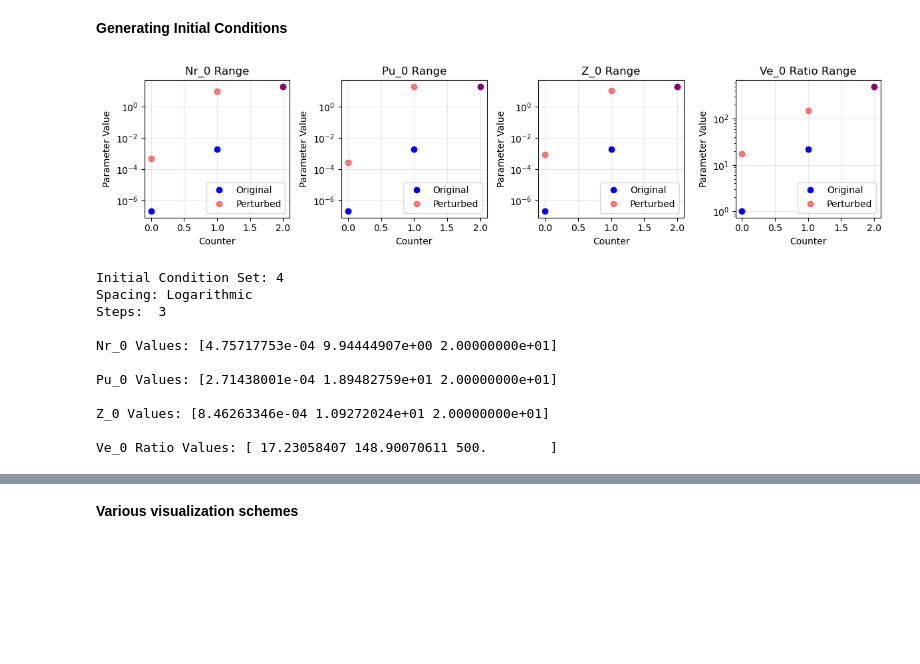
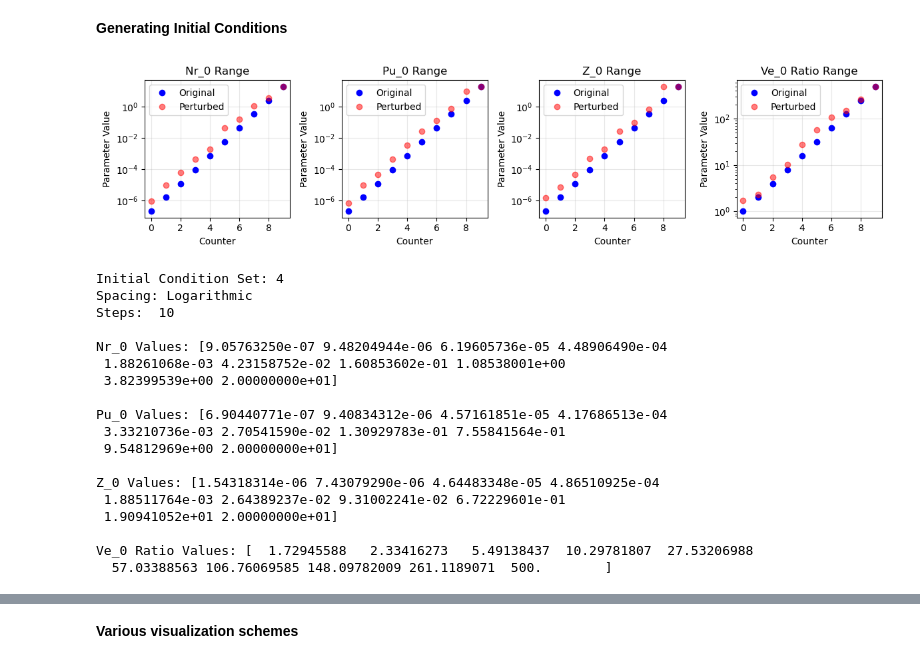
Before and after one commit to JessHolmess/NSF-GCR-Modeling-Repository, a Jupyter notebook: Protocol_1_Transient_Simulations.ipynb, the cells around one changed output, grey strips where cells are left out. Cells and saved outputs as stored; diff of their text form; code cells hidden in the pictures; blank space fills up the shorter version.

```diff
--- a/Protocol_1_Transient_Simulations.ipynb
+++ b/Protocol_1_Transient_Simulations.ipynb
@@ -8,22 +8,22 @@
 # %%
 #Randomly perturbed points defining initial conditions
 
 #Define initial ranges on logarithmic scaling since
 #we require more detail at smaller nutrient levels
-points = 3
+points = 10
 
 #Log space
 N_r_range = np.logspace(-7, 1, points) * 2
 P_U_range = np.logspace(-7, 1, points) * 2
 Z_range   = np.logspace(-7, 1, points) * 2
 V_E_ratio = np.geomspace(1, 500, points)
 
 ranges = [N_r_range, P_U_range, Z_range, V_E_ratio]
 range_names = ["Nr_0", "Pu_0", "Z_0", "Ve_0 Ratio"]
 
 perturbed_ranges = perturb_range(ranges, range_names, pprint=True)
 # %% [output]
-[figure, old version]
+[figure, new version]
 # %%
 print("Initial Condition Set:", 4)
 print("Spacing: Logarithmic")
@@ -34,15 +34,22 @@ for r, state_range in enumerate(perturbed_ranges):
 # %% [output]
 Initial Condition Set: 4
 Spacing: Logarithmic
-Steps:  3
+Steps:  10
 
-Nr_0 Values: [4.75717753e-04 9.94444907e+00 2.00000000e+01]
+Nr_0 Values: [9.05763250e-07 9.48204944e-06 6.19605736e-05 4.48906490e-04
+ 1.88261068e-03 4.23158752e-02 1.60853602e-01 1.08538001e+00
+ 3.82399539e+00 2.00000000e+01]
 
-Pu_0 Values: [2.71438001e-04 1.89482759e+01 2.00000000e+01]
+Pu_0 Values: [6.90440771e-07 9.40834312e-06 4.57161851e-05 4.17686513e-04
+ 3.33210736e-03 2.70541590e-02 1.30929783e-01 7.55841564e-01
+ 9.54812969e+00 2.00000000e+01]
 
-Z_0 Values: [8.46263346e-04 1.09272024e+01 2.00000000e+01]
+Z_0 Values: [1.54318314e-06 7.43079290e-06 4.64483348e-05 4.86510925e-04
+ 1.88511764e-03 2.64389237e-02 9.31002241e-02 6.72229601e-01
+ 1.90941052e+01 2.00000000e+01]
 
-Ve_0 Ratio Values: [ 17.23058407 148.90070611 500.        ]
+Ve_0 Ratio Values: [  1.72945588   2.33416273   5.49138437  10.29781807  27.53206988
+  57.03388563 106.76069585 148.09782009 261.1189071  500.        ]
 # %%
 #Parameterization
 
```
Also changed, not shown: parts of 6 cells of this notebook.
